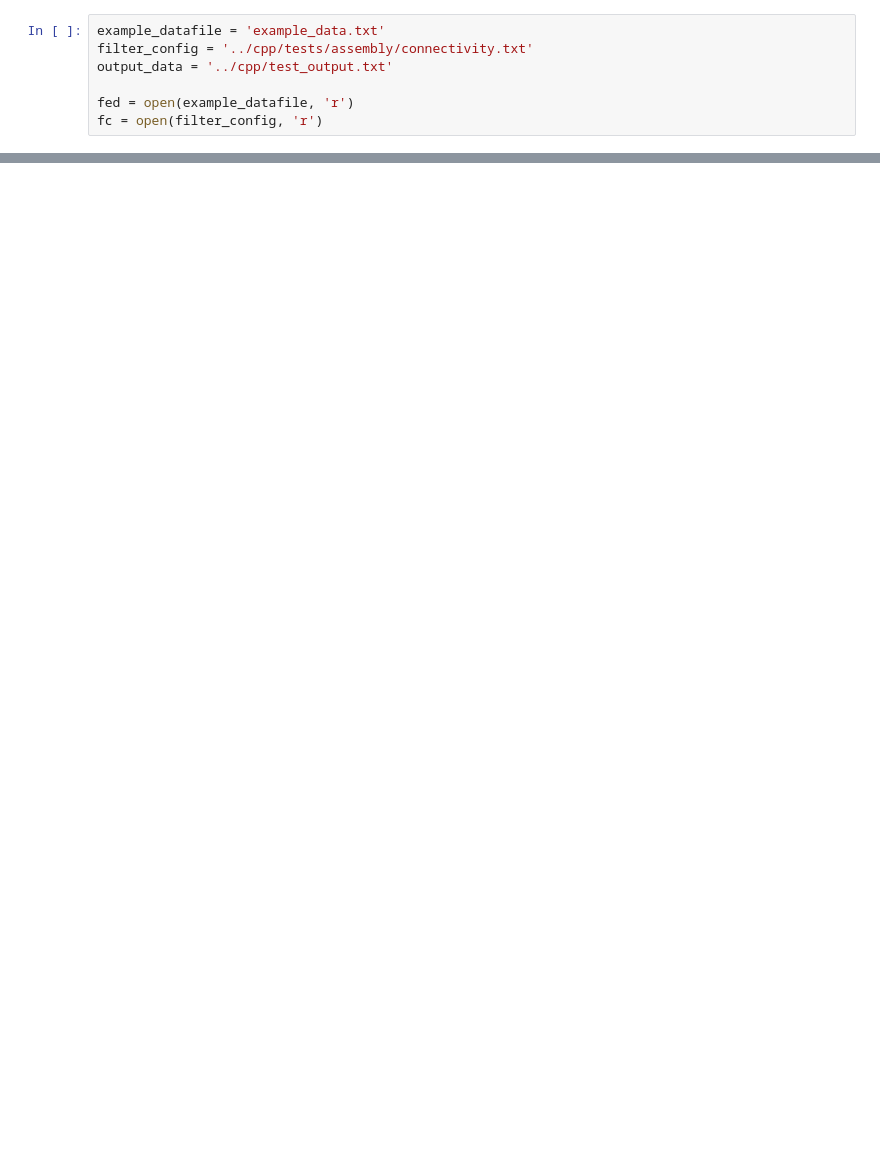
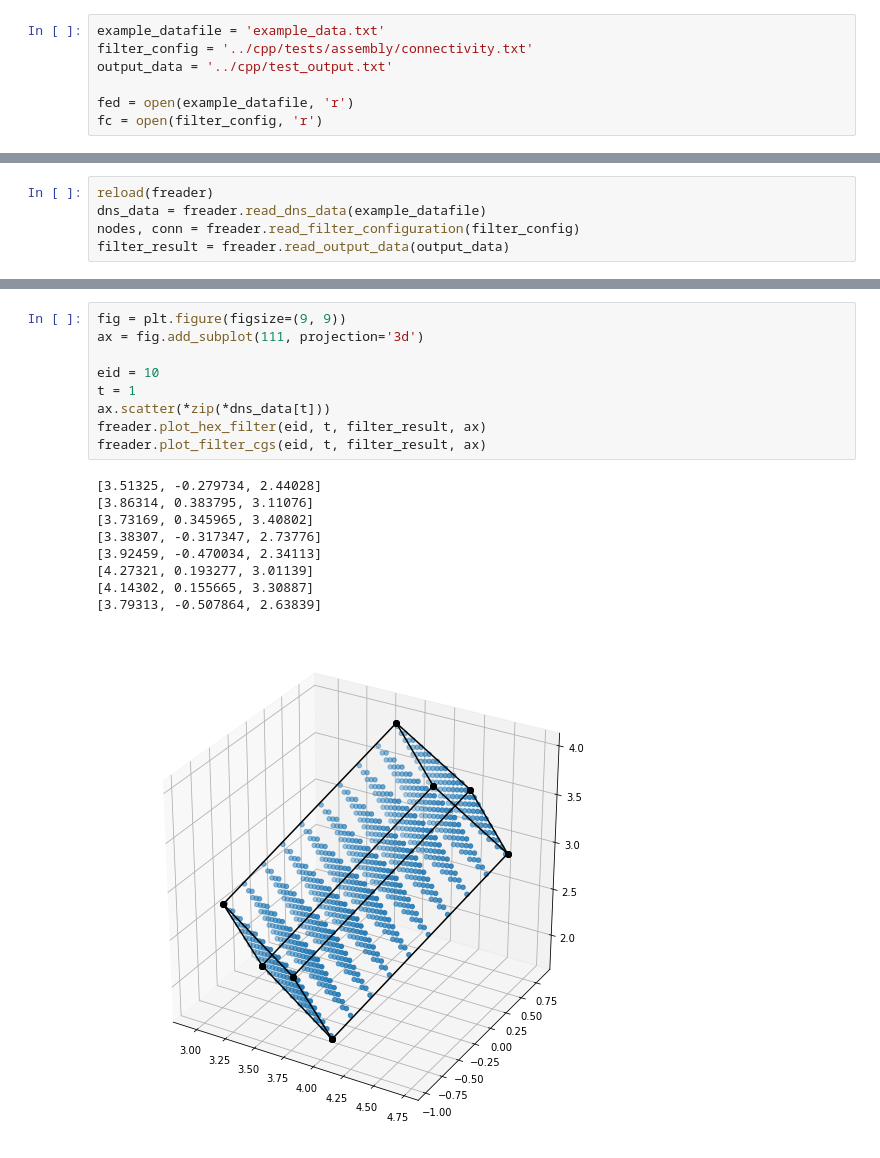
Before and after one commit to lanl/tardigrade-overlap-coupling, a Jupyter notebook: src/python/generate_example_data.ipynb, the cells around one changed output, grey strips where cells are left out. Drawn from its saved outputs; the diff is of its cells as text; blank space fills up the shorter version.

Commit message:
Moved filter output readers to unique python file

```diff
--- a/src/python/generate_example_data.ipynb
+++ b/src/python/generate_example_data.ipynb
@@ -290,0 +20,5 @@ plot_hex(10, nodes, conn, u, ax)
+# %%
+reload(freader)
+dns_data = freader.read_dns_data(example_datafile)
+nodes, conn = freader.read_filter_configuration(filter_config)
+filter_result = freader.read_output_data(output_data)
@@ -290,0 +34,19 @@ plot_hex(10, nodes, conn, u, ax)
+# %%
+fig = plt.figure(figsize=(9, 9))
+ax = fig.add_subplot(111, projection='3d')
+
+eid = 10
+t = 1
+ax.scatter(*zip(*dns_data[t]))
+freader.plot_hex_filter(eid, t, filter_result, ax)
+freader.plot_filter_cgs(eid, t, filter_result, ax)
+# %% [output]
+[3.51325, -0.279734, 2.44028]
+[3.86314, 0.383795, 3.11076]
+[3.73169, 0.345965, 3.40802]
+[3.38307, -0.317347, 2.73776]
+[3.92459, -0.470034, 2.34113]
+[4.27321, 0.193277, 3.01139]
+[4.14302, 0.155665, 3.30887]
+[3.79313, -0.507864, 2.63839]
+[figure, added]
```
Also changed, not shown: parts of 12 cells of this notebook, 1 other file.
